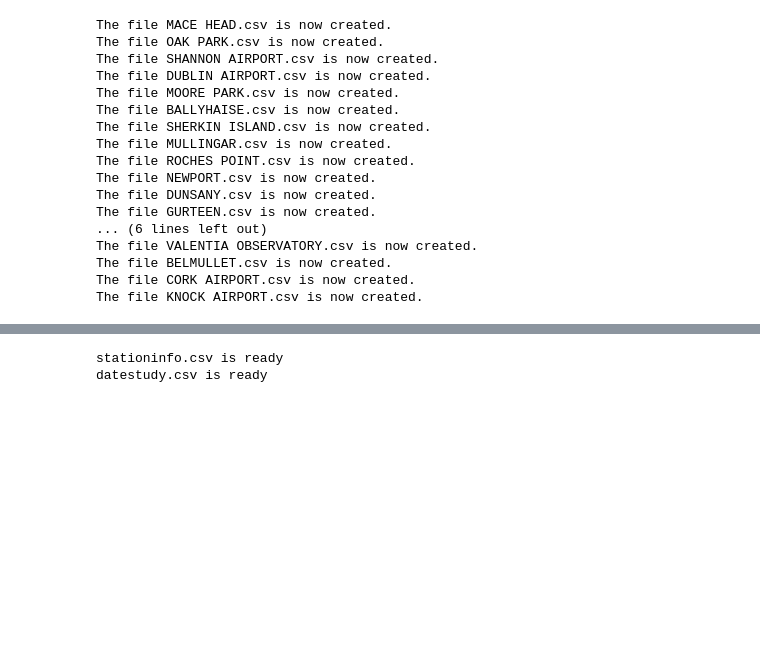
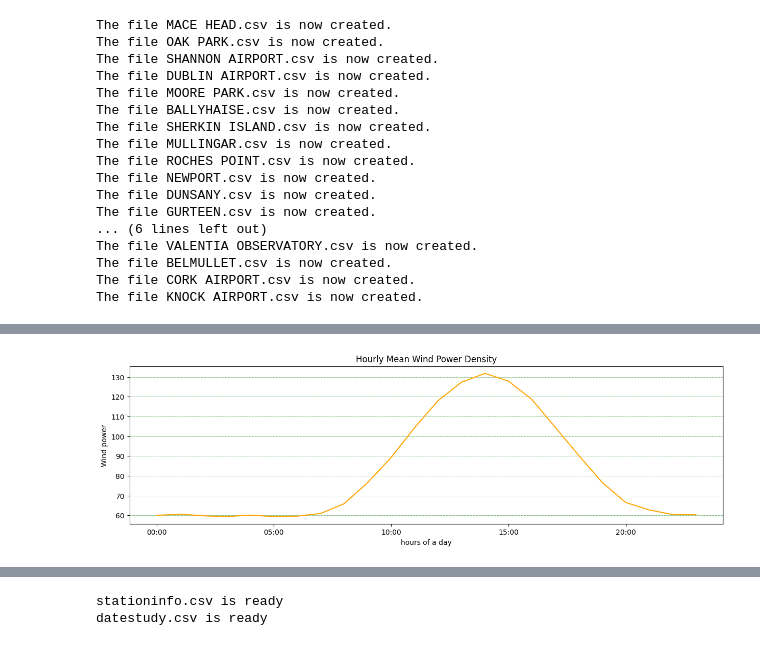
Before and after one commit to quyenphanlyons/programming-for-data-analytics, a Jupyter notebook: project/weather.ipynb, the cells around one changed output, grey strips where cells are left out. Cells and saved outputs as stored; diff of their text form; code cells hidden in the pictures; blank space fills up the shorter version.

```diff
--- a/project/weather.ipynb
+++ b/project/weather.ipynb
@@ -173,14 +230,16 @@ plt.grid(axis = 'y',color = 'green', linestyle = '--', linewidth = 0.4)
 # %%
 # variation of power density by hour
 plt.figure(figsize=(15,4))
-hourly_power_density = oakpark.groupby("hour")["power_density"].mean()
+#hourly_power_density = oakpark.groupby("hour")["power_density"].mean()
 hourly_power = oakpark.groupby("hour")["power"].mean()
-hourly_power_density.plot(color='green')
+#hourly_power_density.plot(color='green')
 hourly_power.plot(color='orange')
 plt.title("Hourly Mean Wind Power Density")
 plt.xlabel('hours of a day')
 plt.ylabel('Wind power')
 plt.grid(axis = 'y',color = 'green', linestyle = '--', linewidth = 0.4)
+# %% [output]
+[figure, added]
 # %%
 # Variation of wind speed by month
 plt.figure(figsize=(15,4))
```
Also changed, not shown: parts of 17 cells of this notebook, 25 other files.
